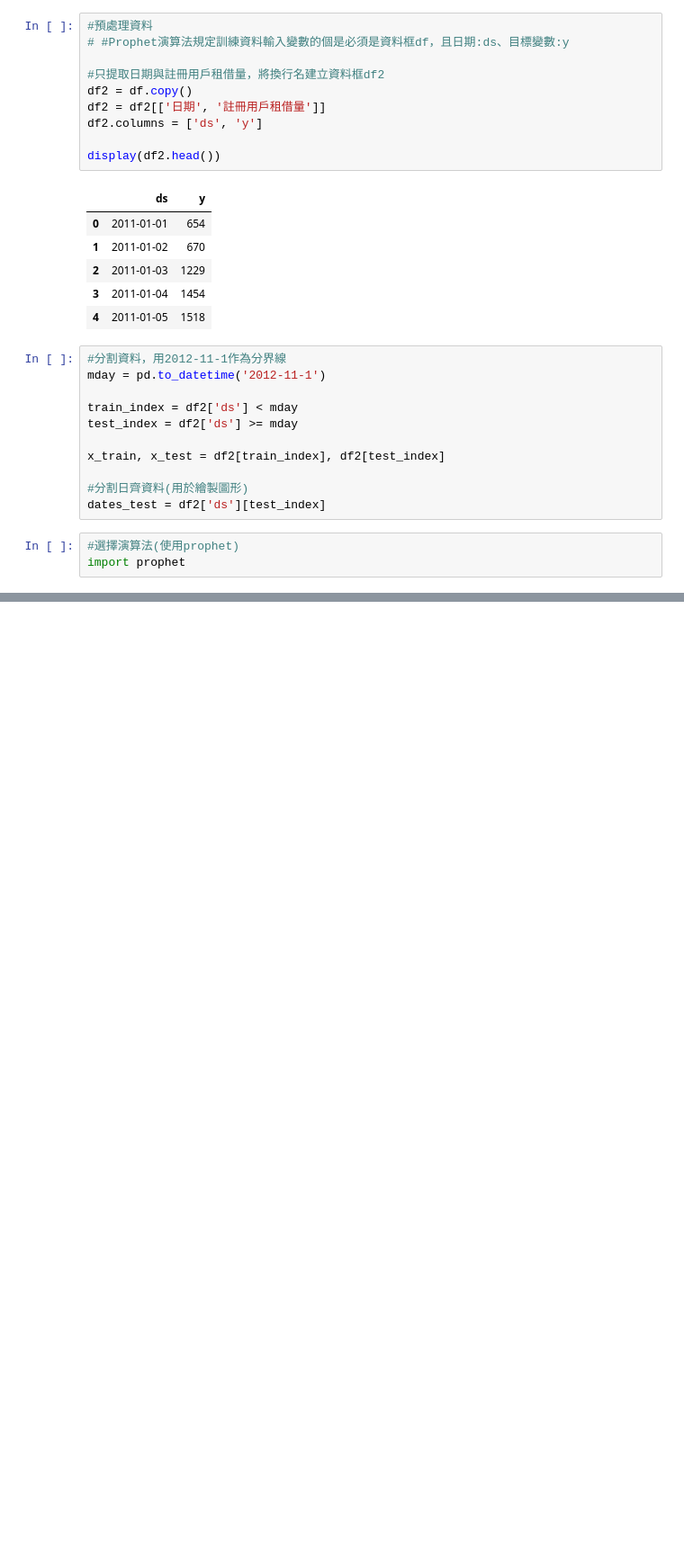
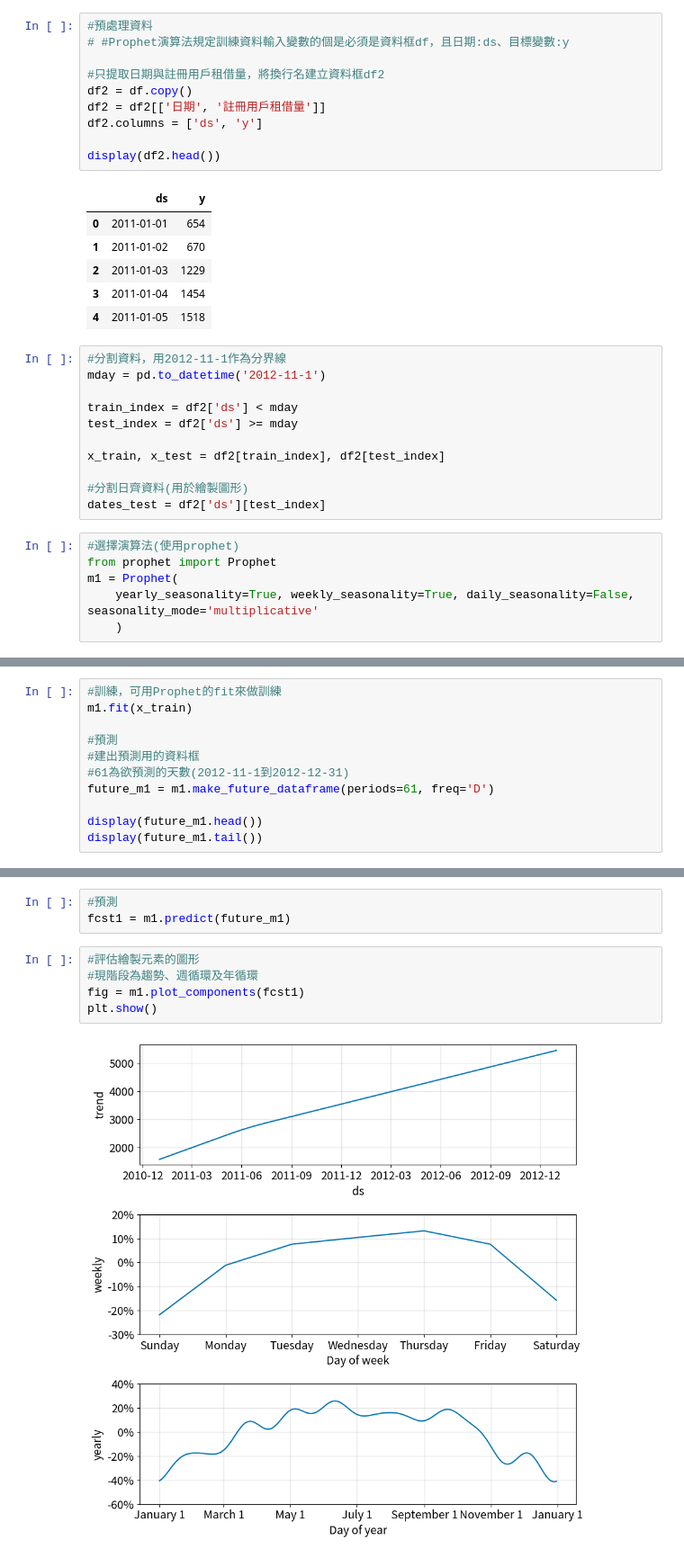
Before and after one commit to GaudiKao/learn-python-by-doing, a Jupyter notebook: Data_Structures&Alogrithms/季節週期性變化預測_時間序列.ipynb, the cells around one changed output, grey strips where cells are left out. Shown at 90% size. Drawn from its saved outputs; the diff is of its cells as text; blank space fills up the shorter version.

```diff
--- a/Data_Structures&Alogrithms/季節週期性變化預測_時間序列.ipynb
+++ b/Data_Structures&Alogrithms/季節週期性變化預測_時間序列.ipynb
@@ -87,4 +87,7 @@ x_train, x_test = df2[train_index], df2[test_index]
 dates_test = df2['ds'][test_index]
 # %%
 #選擇演算法(使用prophet)
-import prophet
+from prophet import Prophet
+m1 = Prophet(
+    yearly_seasonality=True, weekly_seasonality=True, daily_seasonality=False, seasonality_mode='multiplicative'
+    )
@@ -92,0 +94,11 @@ Importing plotly failed. Interactive plots will not work.
+# %%
+#訓練，可用Prophet的fit來做訓練
+m1.fit(x_train)
+
+#預測
+#建出預測用的資料框
+#61為欲預測的天數(2012-11-1到2012-12-31)
+future_m1 = m1.make_future_dataframe(periods=61, freq='D')
+
+display(future_m1.head())
+display(future_m1.tail())
@@ -92,0 +120,10 @@ Importing plotly failed. Interactive plots will not work.
+# %%
+#預測
+fcst1 = m1.predict(future_m1)
+# %%
+#評估繪製元素的圖形
+#現階段為趨勢、週循環及年循環
+fig = m1.plot_components(fcst1)
+plt.show()
+# %% [output]
+[figure, added]
```
Also changed, not shown: parts of 2 cells of this notebook.
